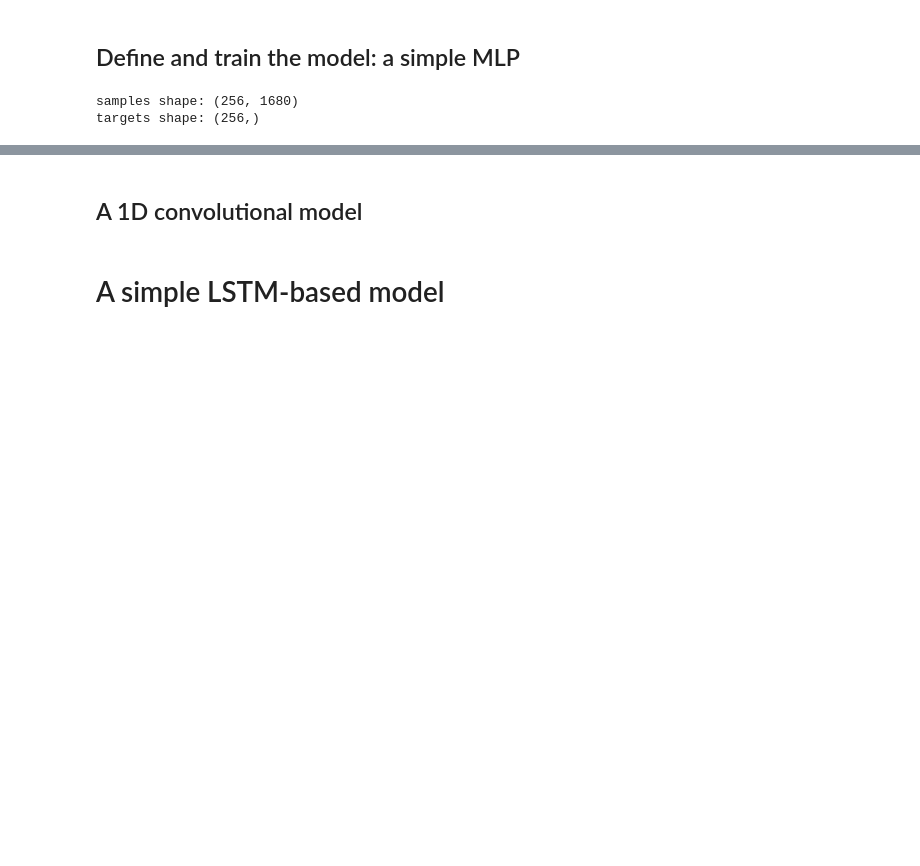
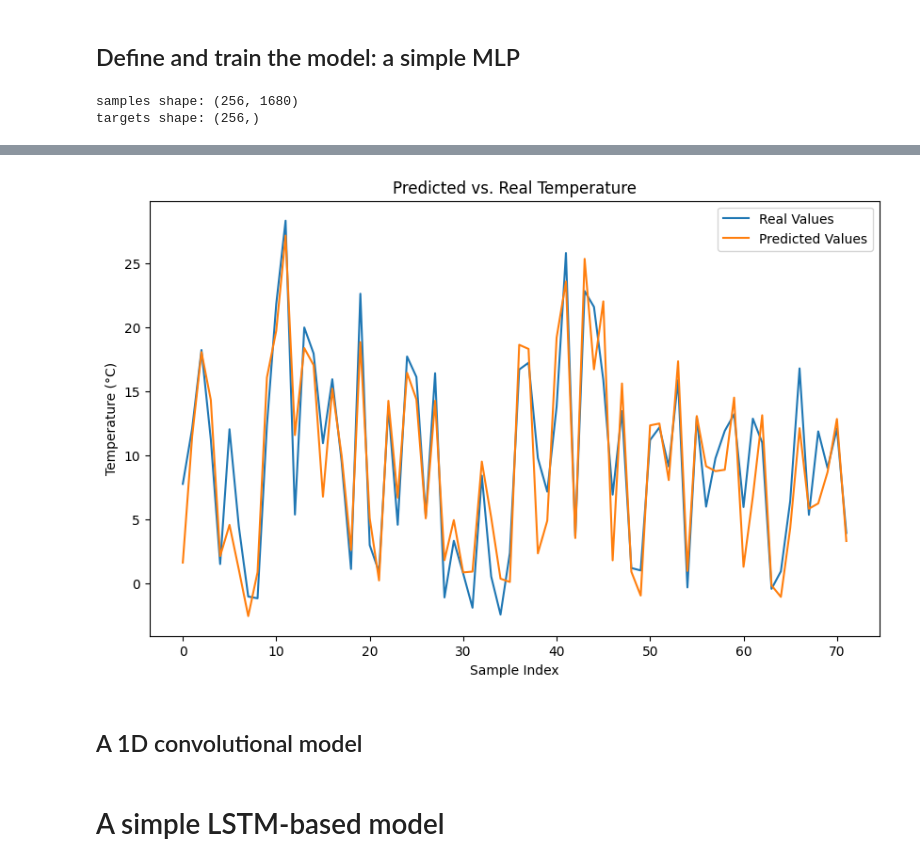
Before and after one commit to safeliquids/notebooks-for-NES2-2024, a Jupyter notebook: lecture_09/simple_time_series.ipynb, the cells around one changed output, grey strips where cells are left out. Cells and saved outputs as stored; diff of their text form; code cells hidden in the pictures; blank space fills up the shorter version.

```diff
--- a/lecture_09/simple_time_series.ipynb
+++ b/lecture_09/simple_time_series.ipynb
@@ -417,5 +421,6 @@ def plot_predictions(dataset, model, num_samples=24):
     plt.legend()
     plt.show()
 # %%
-model = keras.models.load_model("jena_dense.keras")
+model = keras.models.load_model("models/jena_dense.keras")
 plot_predictions(test_dataset_fl, model, 72)
+# %% [output]
@@ -422,3 +428,4 @@ plot_predictions(test_dataset_fl, model, 72)
+[figure, added]
 # %% [markdown]
 ##  A 1D convolutional model
 # %%
```
Also changed, not shown: parts of 9 cells of this notebook.
